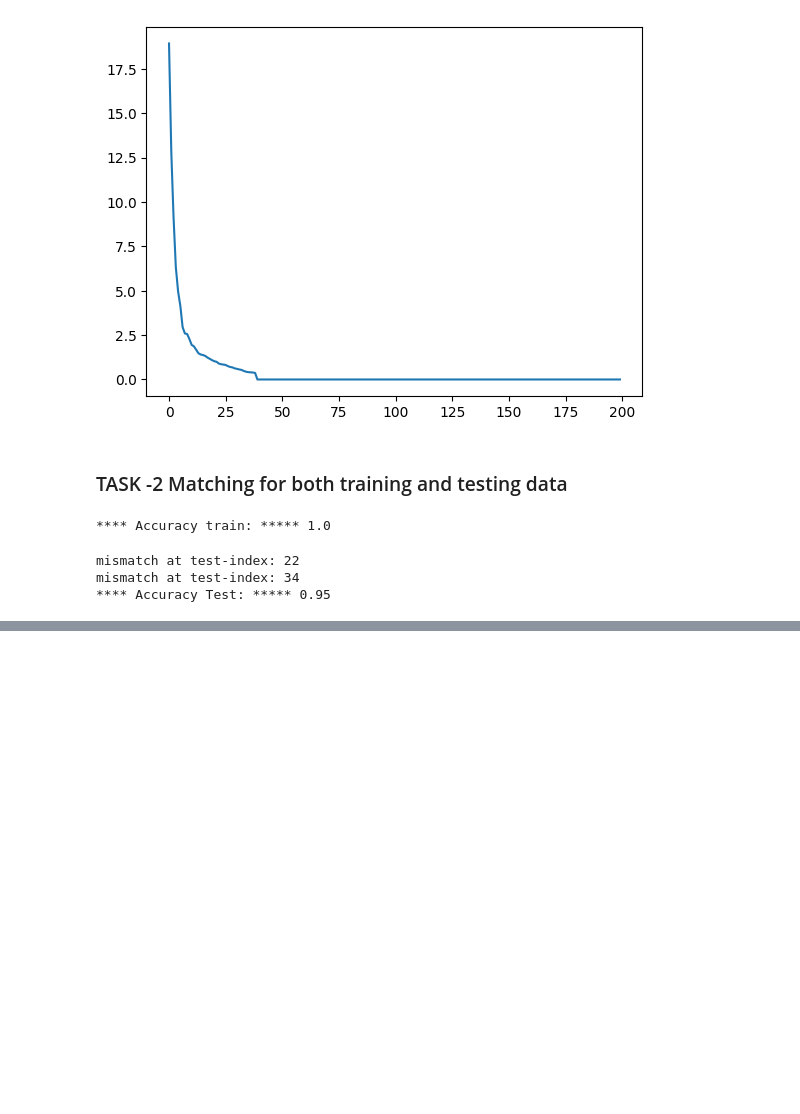
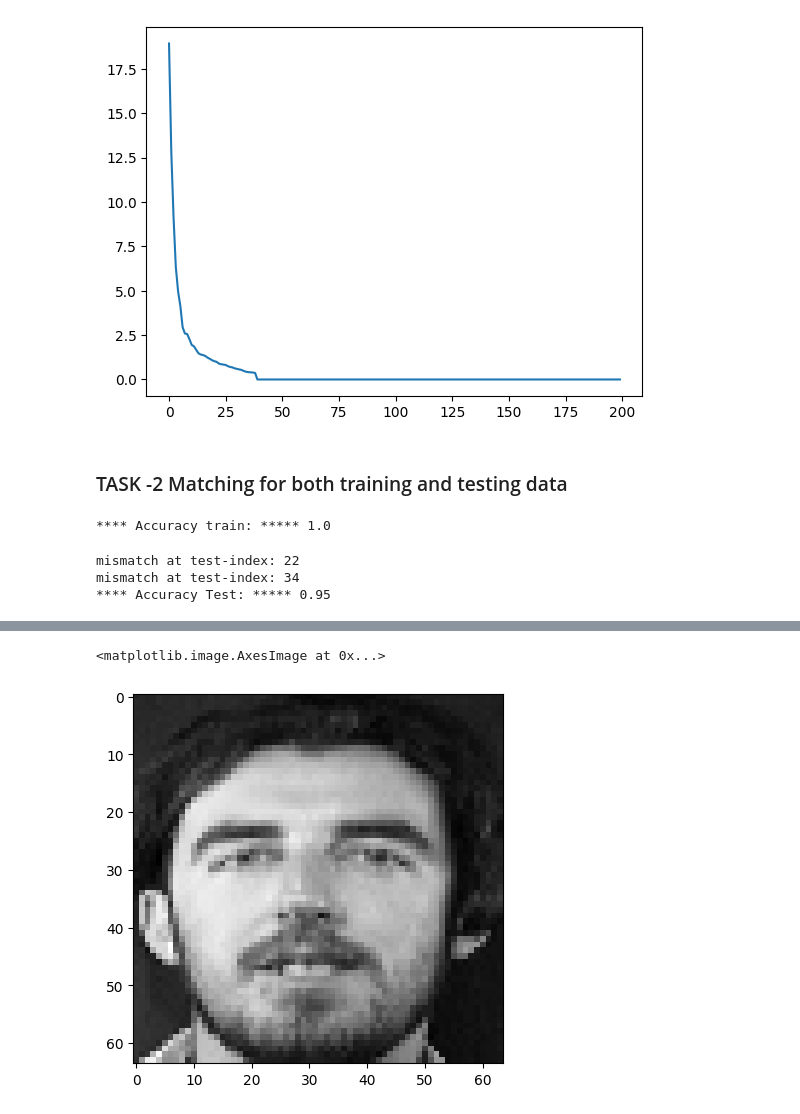
Before and after one commit to bhaba-ranjan/eigenfaces-recognition, a Jupyter notebook: eigenfaces.ipynb, the cells around one changed output, grey strips where cells are left out. Cells and saved outputs as stored; diff of their text form; code cells hidden in the pictures; blank space fills up the shorter version.

```diff
--- a/eigenfaces.ipynb
+++ b/eigenfaces.ipynb
@@ -110,0 +126,5 @@ mismatch at test-index: 34
+# %%
+plt.imshow(stacked_images[:,10].reshape(shape), cmap='gray')
+# %% [output]
+<matplotlib.image.AxesImage at 0x...>
+[figure, added]
```
Also changed, not shown: parts of 5 cells of this notebook.
